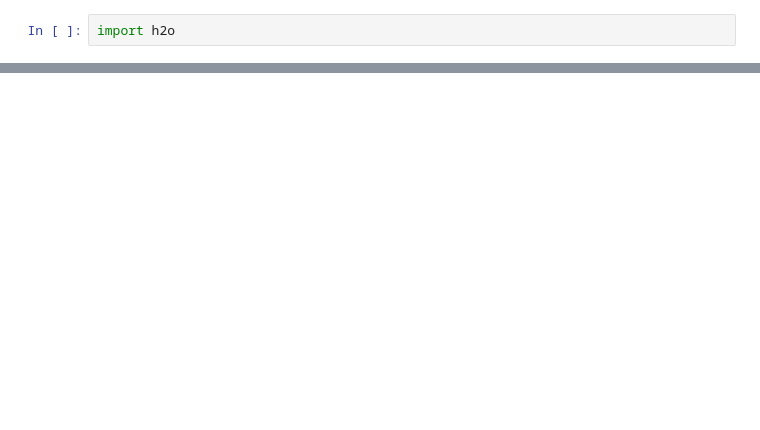
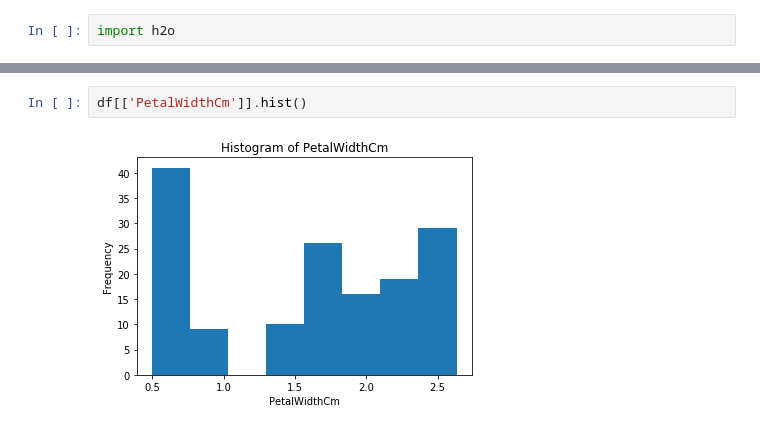
Before and after one commit to tanviredu/h20, a Jupyter notebook: python/Iris_h20.ipynb, the cells around one changed output, grey strips where cells are left out. Cells and saved outputs as stored; diff of their text form; blank space fills up the shorter version.

```diff
--- a/python/Iris_h20.ipynb
+++ b/python/Iris_h20.ipynb
@@ -30,0 +149,4 @@ Connecting to H2O server at http://127.0.0.1:54321 ... successful.
+# %%
+df[['PetalWidthCm']].hist()
+# %% [output]
+[figure, added]
```
Also changed, not shown: parts of 67 cells of this notebook, 1 other file.
